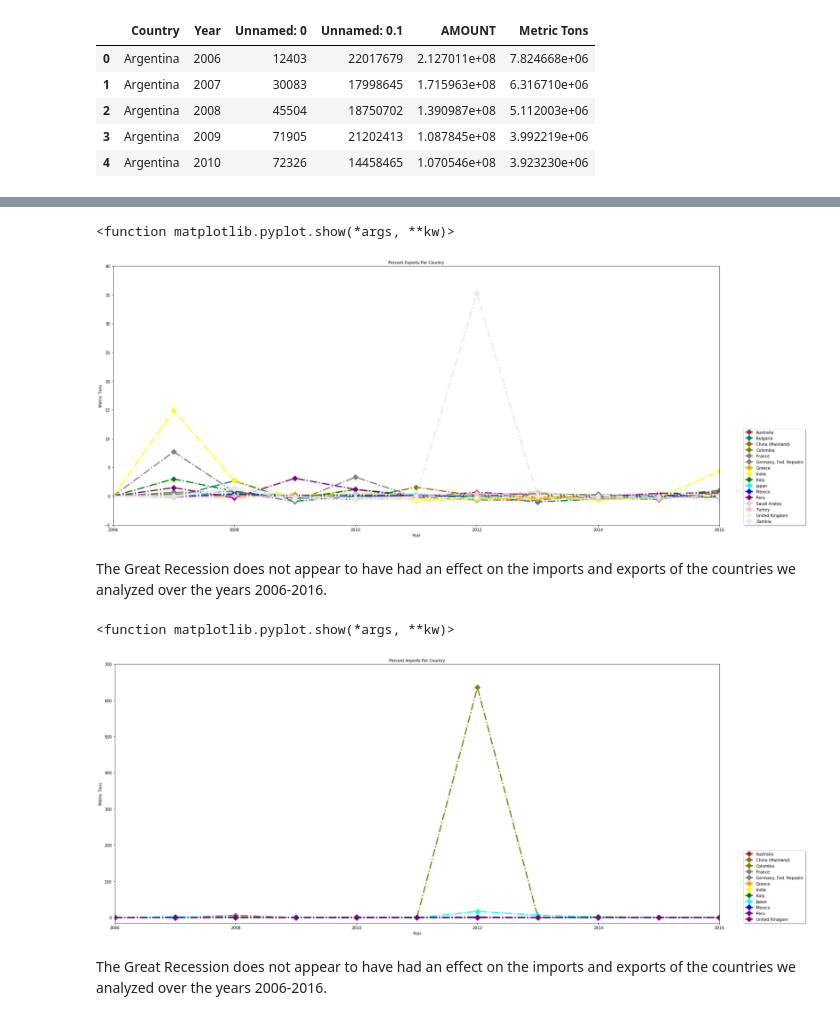
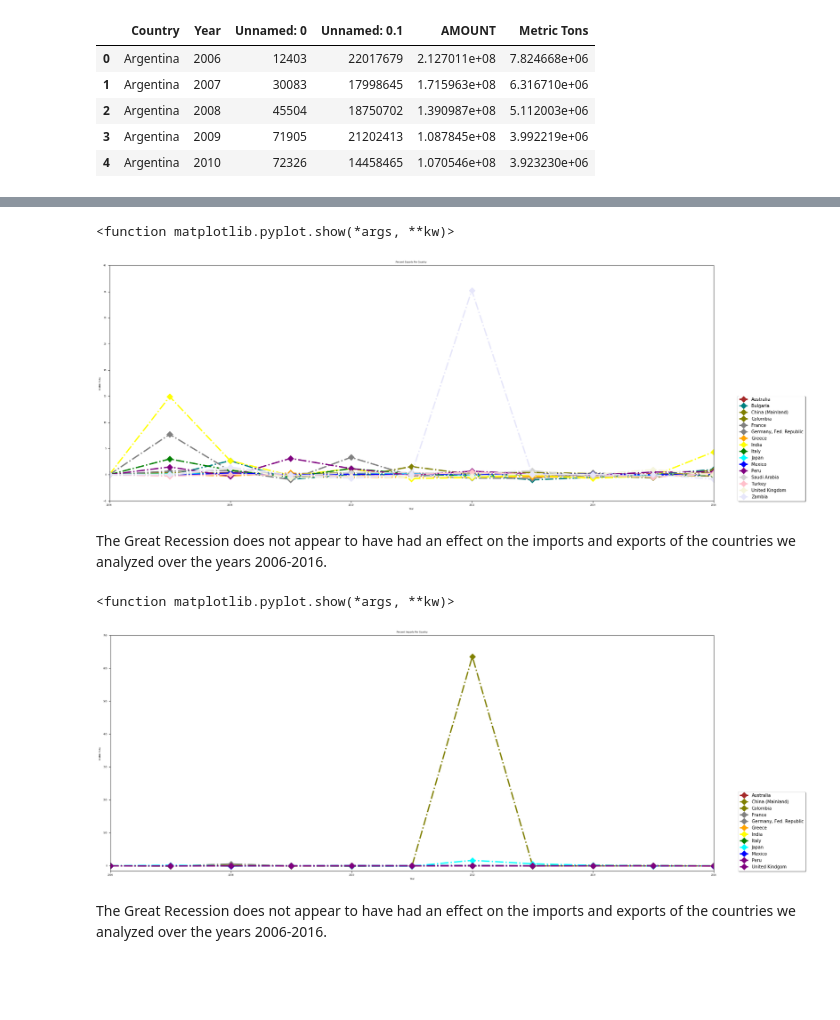
Before and after one commit to cmboone2005/Project1, a Jupyter notebook: DataSets/ImportExport_Countries.ipynb, the cells around one changed output, grey strips where cells are left out. Drawn from its saved outputs; the diff is of its cells as text; code cells hidden in the pictures; blank space fills up the shorter version.

```diff
--- a/DataSets/ImportExport_Countries.ipynb
+++ b/DataSets/ImportExport_Countries.ipynb
@@ -218,41 +218,41 @@ for column in total_export:
         if column == 'Saudi Arabia':
             color='lightgrey'
         if column =='Turkey':
             color='pink'
         if column=='United Kingdom':
             color='beige'
         if column=='United States':
             color='lightgreen'
         if column=='Zambia':
             color='lavender'
 
         x_axis = total_export.index
         y_axis = total_export[column]
 
         columns.append(column)
 
         plt.errorbar(x_axis, y_axis, color=color, marker='D', markersize=10, linestyle='dashdot', linewidth=3)
 
 plt.legend(columns,loc=(1.04,0),fontsize="medium",fancybox=True, shadow=True)
 plt.rcParams["figure.figsize"] = (25,10)
-plt.title("Percent Exports Per Country", fontsize=10)
-plt.xlabel("Year", fontsize=10)
-plt.ylabel("Metric Tons", fontsize=10)
+plt.title("Percent Exports Per Country", fontsize=5)
+plt.xlabel("Year", fontsize=5)
+plt.ylabel("Metric Tons", fontsize=5)
 
-plt.tick_params(axis='both', which='major', labelsize=10)
-plt.tick_params(axis='both', which='minor', labelsize=10)
+plt.tick_params(axis='both', which='major', labelsize=5)
+plt.tick_params(axis='both', which='minor', labelsize=5)
 
 # Limit the range of the plot to only where the data is.
 # Avoid unnecessary whitespace.
 plt.ylim(-5, 40)
 plt.xlim(2006, 2016)
 
-plt.tight_layout()
-plt.savefig("exports_summary_countries.png",bbox_inches="tight", pad_inches=0)
+
+plt.savefig("exports_summary_countries.png",bbox_inches="tight")
 plt.show
 # %% [output]
 <function matplotlib.pyplot.show(*args, **kw)>
-[figure, old version]
+[figure, new version]
 # %% [markdown]
 The Great Recession does not appear to have had an effect on the imports and exports of the countries we analyzed over the years 2006-2016.
 # %%
@@ -314,23 +314,23 @@ for column in total_import:
 
 plt.legend(columns,loc=(1.04,0),fontsize="medium",fancybox=True, shadow=True)
 plt.rcParams["figure.figsize"] = (25,10)
-plt.title("Percent Imports Per Country", fontsize=10)
-plt.xlabel("Year", fontsize=10)
-plt.ylabel("Metric Tons", fontsize=10)
+plt.title("Percent Imports Per Country", fontsize=5)
+plt.xlabel("Year", fontsize=5)
+plt.ylabel("Metric Tons", fontsize=5)
 
-plt.tick_params(axis='both', which='major', labelsize=10)
-plt.tick_params(axis='both', which='minor', labelsize=10)
+plt.tick_params(axis='both', which='major', labelsize=5)
+plt.tick_params(axis='both', which='minor', labelsize=5)
 
 # Limit the range of the plot to only where the data is.
 # Avoid unnecessary whitespace.
 plt.ylim(-15, 700)
 plt.xlim(2006, 2016)
 
-plt.tight_layout()
-plt.savefig("imports_summary_countries.png",bbox_inches="tight", pad_inches=0)
+
+plt.savefig("imports_summary_countries.png",bbox_inches="tight")
 plt.show
 # %% [output]
 <function matplotlib.pyplot.show(*args, **kw)>
-[figure, old version]
+[figure, new version]
 # %% [markdown]
 The Great Recession does not appear to have had an effect on the imports and exports of the countries we analyzed over the years 2006-2016.
```
Also changed, not shown: 4 other files.
